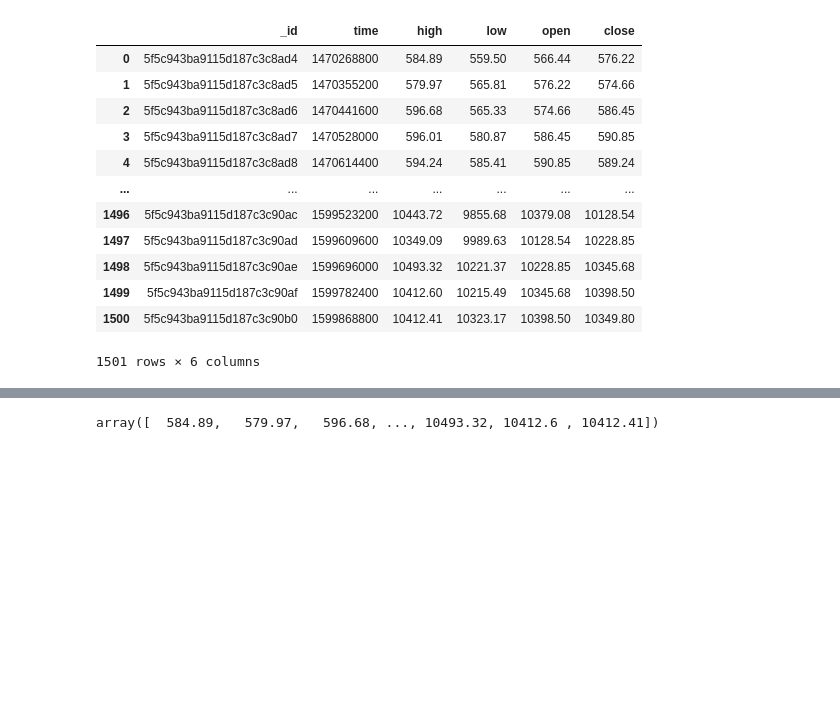
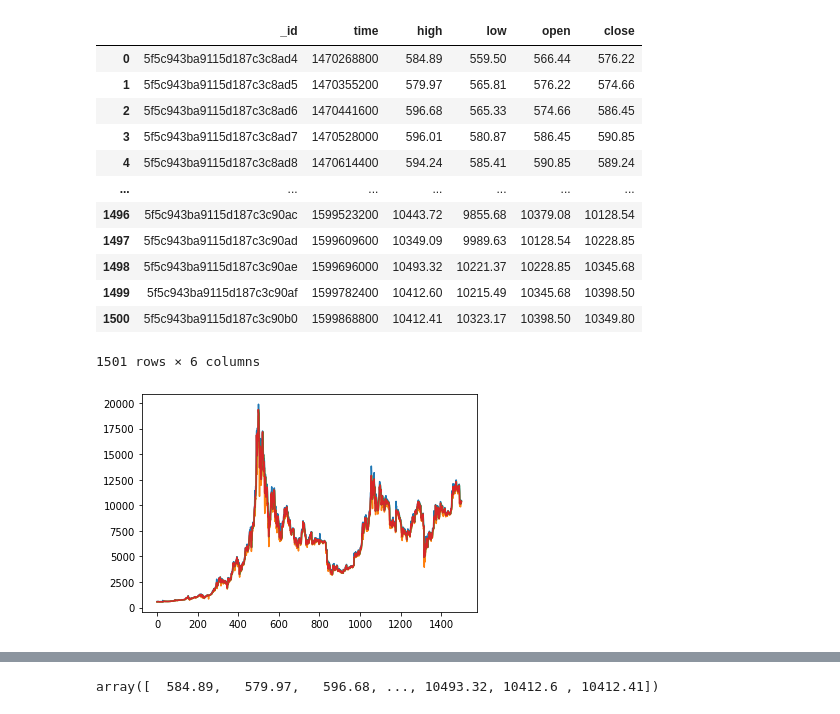
Before and after one commit to SuryanshNaugraiya/Bitcoin_Prediction_System, a Jupyter notebook: DL_Models_Comparison.ipynb, the cells around one changed output, grey strips where cells are left out. Drawn from its saved outputs; the diff is of its cells as text; code cells hidden in the pictures; blank space fills up the shorter version.

```diff
--- a/DL_Models_Comparison.ipynb
+++ b/DL_Models_Comparison.ipynb
@@ -35,3 +35,8 @@ df
 1501 rows × 6 columns
 # %%
 df=df.drop(labels=['_id','time'],axis=1)
+# %%
+plt.plot(df)
+plt.show()
+# %% [output]
+[figure, added]
```
Also changed, not shown: parts of 4 cells of this notebook.
